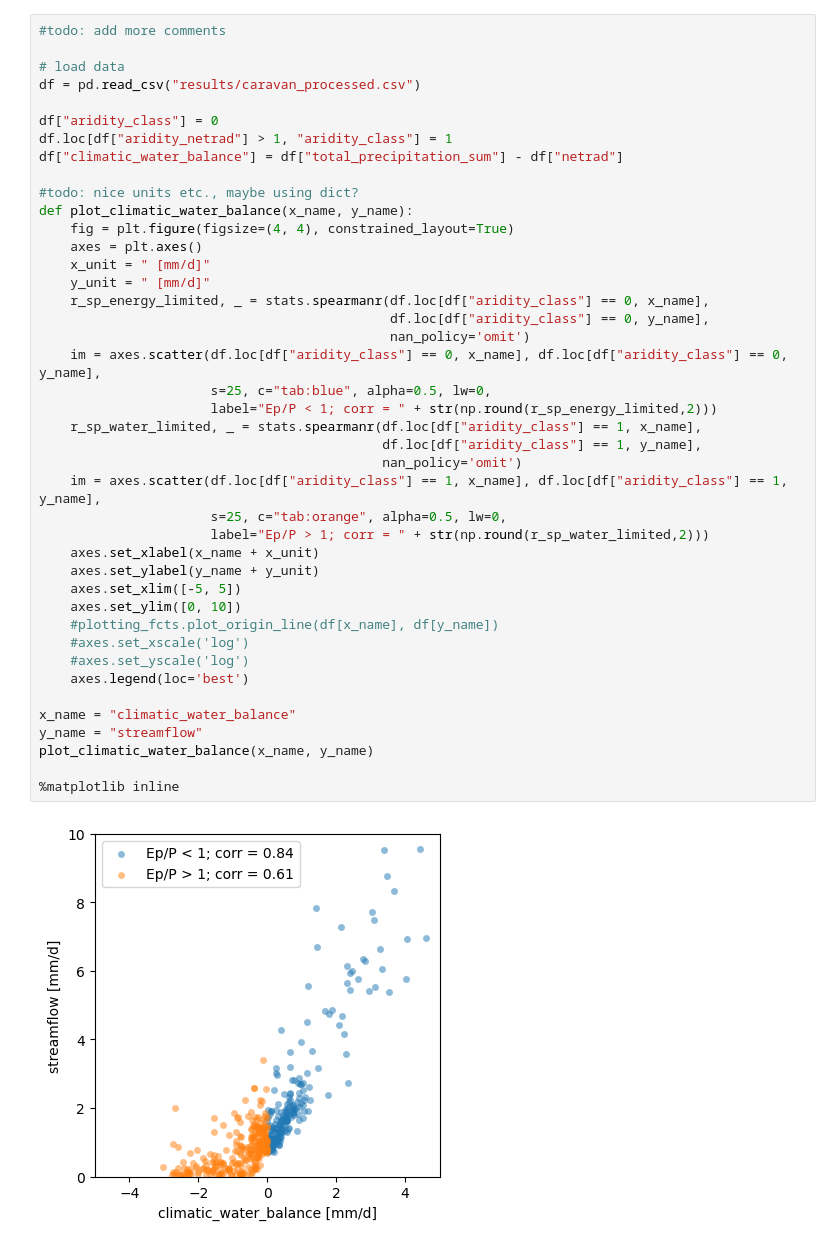
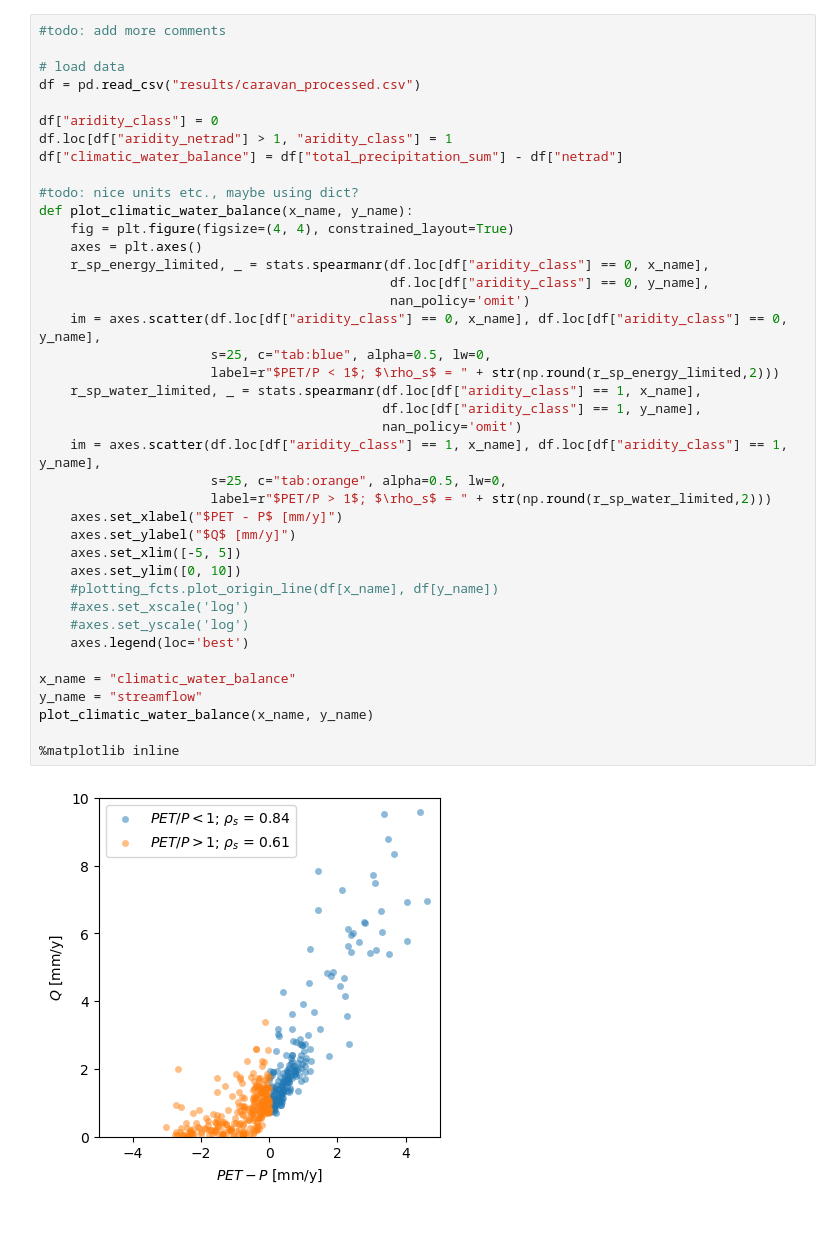
Before and after one commit to SebastianGnann/Budyko_Lehre, a Jupyter notebook: Budyko.ipynb, the cells around one changed output. Cells and saved outputs as stored; diff of their text form.

```diff
--- a/Budyko.ipynb
+++ b/Budyko.ipynb
@@ -57,37 +58,35 @@ df["aridity_class"] = 0
 df.loc[df["aridity_netrad"] > 1, "aridity_class"] = 1
 df["climatic_water_balance"] = df["total_precipitation_sum"] - df["netrad"]
 
 #todo: nice units etc., maybe using dict?
 def plot_climatic_water_balance(x_name, y_name):
     fig = plt.figure(figsize=(4, 4), constrained_layout=True)
     axes = plt.axes()
-    x_unit = " [mm/d]"
-    y_unit = " [mm/d]"
     r_sp_energy_limited, _ = stats.spearmanr(df.loc[df["aridity_class"] == 0, x_name],
                                              df.loc[df["aridity_class"] == 0, y_name],
                                              nan_policy='omit')
     im = axes.scatter(df.loc[df["aridity_class"] == 0, x_name], df.loc[df["aridity_class"] == 0, y_name],
                       s=25, c="tab:blue", alpha=0.5, lw=0,
-                      label="Ep/P < 1; corr = " + str(np.round(r_sp_energy_limited,2)))
+                      label=r"$PET/P < 1$; $\rho_s$ = " + str(np.round(r_sp_energy_limited,2)))
     r_sp_water_limited, _ = stats.spearmanr(df.loc[df["aridity_class"] == 1, x_name],
                                             df.loc[df["aridity_class"] == 1, y_name],
                                             nan_policy='omit')
     im = axes.scatter(df.loc[df["aridity_class"] == 1, x_name], df.loc[df["aridity_class"] == 1, y_name],
                       s=25, c="tab:orange", alpha=0.5, lw=0,
-                      label="Ep/P > 1; corr = " + str(np.round(r_sp_water_limited,2)))
-    axes.set_xlabel(x_name + x_unit)
-    axes.set_ylabel(y_name + y_unit)
+                      label=r"$PET/P > 1$; $\rho_s$ = " + str(np.round(r_sp_water_limited,2)))
+    axes.set_xlabel("$PET - P$ [mm/y]")
+    axes.set_ylabel("$Q$ [mm/y]")
     axes.set_xlim([-5, 5])
     axes.set_ylim([0, 10])
     #plotting_fcts.plot_origin_line(df[x_name], df[y_name])
     #axes.set_xscale('log')
     #axes.set_yscale('log')
     axes.legend(loc='best')
 
 x_name = "climatic_water_balance"
 y_name = "streamflow"
 plot_climatic_water_balance(x_name, y_name)
 
 %matplotlib inline
 # %% [output]
-[figure, old version]
+[figure, new version]
```
Also changed, not shown: parts of 11 cells of this notebook.
